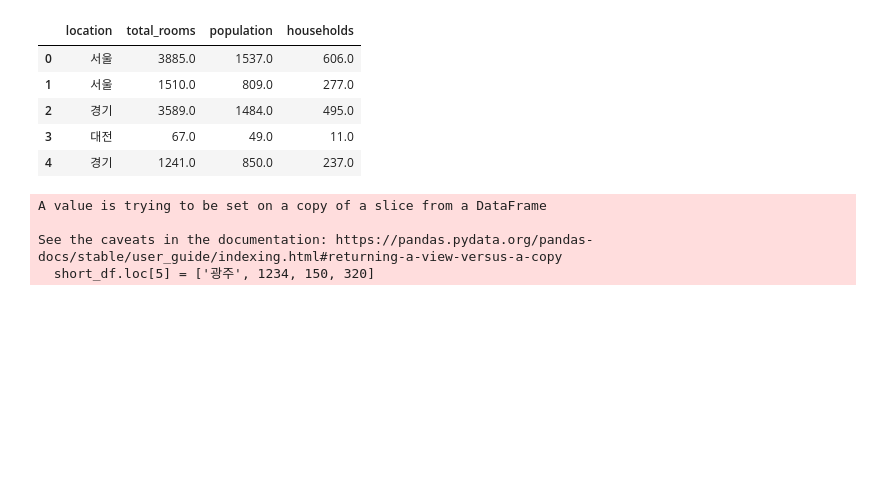
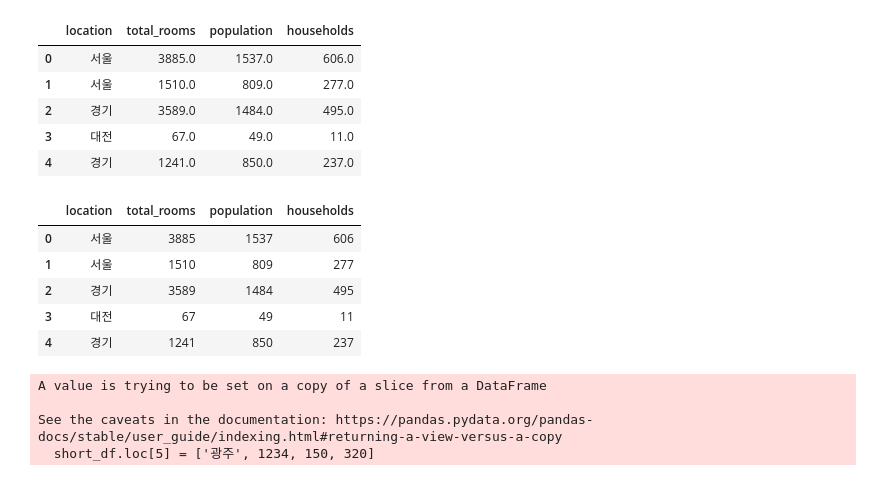
Before and after one commit to choki0715/lecture, a Jupyter notebook: pandas_example.ipynb, the cells around one changed output. Drawn from its saved outputs; the diff is of its cells as text; code cells hidden in the pictures; blank space fills up the shorter version.

```diff
--- a/pandas_example.ipynb
+++ b/pandas_example.ipynb
@@ -174,3 +166,13 @@ short_df.head()
+# %%
+df_1 = pd.read_excel('/content/test.xlsx')
+df_1
+# %% [output]
+|  | location | total_rooms | population | households |
+| 0 | 서울 | 3885 | 1537 | 606 |
+| 1 | 서울 | 1510 | 809 | 277 |
+| 2 | 경기 | 3589 | 1484 | 495 |
+| 3 | 대전 | 67 | 49 | 11 |
+| 4 | 경기 | 1241 | 850 | 237 |
 # %%
 # 로우 추가
 short_df.loc[5] = ['광주', 1234, 150, 320]
```
Also changed, not shown: parts of 3 cells of this notebook.
